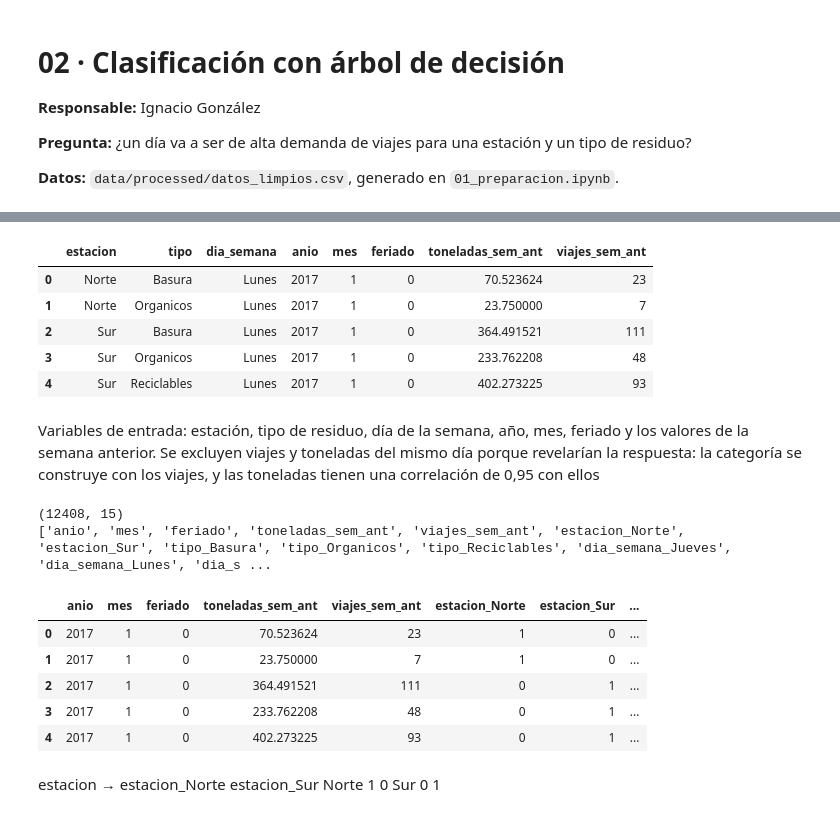
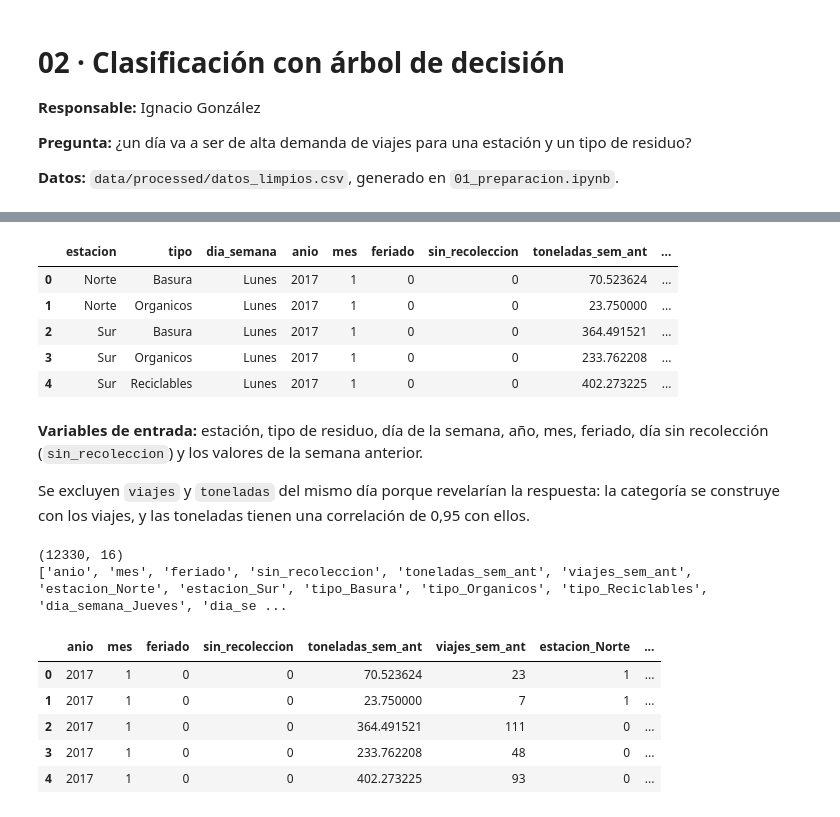
Before and after one commit to Naccho27/tp-predictivos, a Jupyter notebook: notebooks/02_clasificacion_arbol.ipynb, the cells around one changed output, grey strips where cells are left out. Saved outputs shown, nothing was run; the diff lists cells and outputs as text; code cells hidden in the pictures.

Commit message:
Notebook 02: sin_recoleccion, división temporal, categoría y casos por categoría

```diff
--- a/notebooks/02_clasificacion_arbol.ipynb
+++ b/notebooks/02_clasificacion_arbol.ipynb
@@ -38,32 +38,34 @@ df.head()
 # %%
 # Paso 3 · Variables de entrada
 
 # Qué hacemos: definir qué columnas puede usar el modelo para predecir.
 
 # Por qué: es acá donde se aplica la regla contra la fuga de información.
-# Si se escribe la lista explícitamente
-# queda claro qué se usa y qué no, y nadie puede mandar viajes por error.
+# Si se escribe la lista explícitamente, queda claro qué se usa y qué no,
+# y nadie puede usar 'viajes' por error.
 
 # Lista explícita de entradas permitidas.
 # NO están 'viajes' ni 'toneladas' del mismo día: 'viajes' define la categoría
 # que queremos predecir, y 'toneladas' está casi perfectamente relacionada con ella
 # (correlación de 0,95). Usarlas sería darle la respuesta al modelo.
 entradas = [
-    "estacion", "tipo", "dia_semana",      # categóricas (texto)
-    "anio", "mes", "feriado",              # de calendario (números)
-    "toneladas_sem_ant", "viajes_sem_ant", # semana anterior: ya ocurrieron, son válidas
+    "estacion", "tipo", "dia_semana",             # categóricas (texto)
+    "anio", "mes", "feriado", "sin_recoleccion",  # de calendario (números)
+    "toneladas_sem_ant", "viajes_sem_ant",        # semana anterior: ya ocurrieron, son válidas
 ]
 
 df[entradas].head()
 # %% [output]
-|  | estacion | tipo | dia_semana | anio | mes | feriado | toneladas_sem_ant | viajes_sem_ant |
-| 0 | Norte | Basura | Lunes | 2017 | 1 | 0 | 70.523624 | 23 |
-| 1 | Norte | Organicos | Lunes | 2017 | 1 | 0 | 23.750000 | 7 |
-| 2 | Sur | Basura | Lunes | 2017 | 1 | 0 | 364.491521 | 111 |
-| 3 | Sur | Organicos | Lunes | 2017 | 1 | 0 | 233.762208 | 48 |
-| 4 | Sur | Reciclables | Lunes | 2017 | 1 | 0 | 402.273225 | 93 |
+|  | estacion | tipo | dia_semana | anio | mes | feriado | sin_recoleccion | toneladas_sem_ant | ... |
+| 0 | Norte | Basura | Lunes | 2017 | 1 | 0 | 0 | 70.523624 | ... |
+| 1 | Norte | Organicos | Lunes | 2017 | 1 | 0 | 0 | 23.750000 | ... |
+| 2 | Sur | Basura | Lunes | 2017 | 1 | 0 | 0 | 364.491521 | ... |
+| 3 | Sur | Organicos | Lunes | 2017 | 1 | 0 | 0 | 233.762208 | ... |
+| 4 | Sur | Reciclables | Lunes | 2017 | 1 | 0 | 0 | 402.273225 | ... |
 # %% [markdown]
-Variables de entrada: estación, tipo de residuo, día de la semana, año, mes, feriado y los valores de la semana anterior. Se excluyen viajes y toneladas del mismo día porque revelarían la respuesta: la categoría se construye con los viajes, y las toneladas tienen una correlación de 0,95 con ellos
+**Variables de entrada:** estación, tipo de residuo, día de la semana, año, mes, feriado, día sin recolección (`sin_recoleccion`) y los valores de la semana anterior.
+
+Se excluyen `viajes` y `toneladas` del mismo día porque revelarían la respuesta: la categoría se construye con los viajes, y las toneladas tienen una correlación de 0,95 con ellos.
 # %%
 # Paso 4 · Codificación one-hot
 
@@ -74,7 +76,7 @@ Variables de entrada: estación, tipo de residuo, día de la semana, año, mes,
 # La solución se llama codificación one-hot: una columna por cada valor posible, con 1 si la fila tiene ese valor y 0 si no.
 
 # get_dummies crea una columna de 0 y 1 por cada valor de las columnas indicadas.
-# Las columnas numéricas (anio, mes, feriado, semana anterior) quedan como están.
+# Las columnas numéricas (anio, mes, feriado, sin_recoleccion, semana anterior) quedan como están.
 # dtype=int hace que los valores sean 0 y 1 (si no, serían True y False)
 X = pd.get_dummies(
     df[entradas],
@@ -86,16 +88,12 @@ print(X.shape)
 print(X.columns.tolist())
 X.head()
 # %% [output]
-(12408, 15)
-['anio', 'mes', 'feriado', 'toneladas_sem_ant', 'viajes_sem_ant', 'estacion_Norte', 'estacion_Sur', 'tipo_Basura', 'tipo_Organicos', 'tipo_Reciclables', 'dia_semana_Jueves', 'dia_semana_Lunes', 'dia_s ...
+(12330, 16)
+['anio', 'mes', 'feriado', 'sin_recoleccion', 'toneladas_sem_ant', 'viajes_sem_ant', 'estacion_Norte', 'estacion_Sur', 'tipo_Basura', 'tipo_Organicos', 'tipo_Reciclables', 'dia_semana_Jueves', 'dia_se ...
-|  | anio | mes | feriado | toneladas_sem_ant | viajes_sem_ant | estacion_Norte | estacion_Sur | ... |
-| 0 | 2017 | 1 | 0 | 70.523624 | 23 | 1 | 0 | ... |
-| 1 | 2017 | 1 | 0 | 23.750000 | 7 | 1 | 0 | ... |
-| 2 | 2017 | 1 | 0 | 364.491521 | 111 | 0 | 1 | ... |
-| 3 | 2017 | 1 | 0 | 233.762208 | 48 | 0 | 1 | ... |
-| 4 | 2017 | 1 | 0 | 402.273225 | 93 | 0 | 1 | ... |
+|  | anio | mes | feriado | sin_recoleccion | toneladas_sem_ant | viajes_sem_ant | estacion_Norte | ... |
+| 0 | 2017 | 1 | 0 | 0 | 70.523624 | 23 | 1 | ... |
+| 1 | 2017 | 1 | 0 | 0 | 23.750000 | 7 | 1 | ... |
+| 2 | 2017 | 1 | 0 | 0 | 364.491521 | 111 | 0 | ... |
+| 3 | 2017 | 1 | 0 | 0 | 233.762208 | 48 | 0 | ... |
+| 4 | 2017 | 1 | 0 | 0 | 402.273225 | 93 | 0 | ... |
-# %% [markdown]
-estacion	→	estacion_Norte	estacion_Sur
-Norte		           1	         0
-Sur		               0	         1
 # %% [markdown]
```
Also changed, not shown: parts of 9 cells of this notebook.
